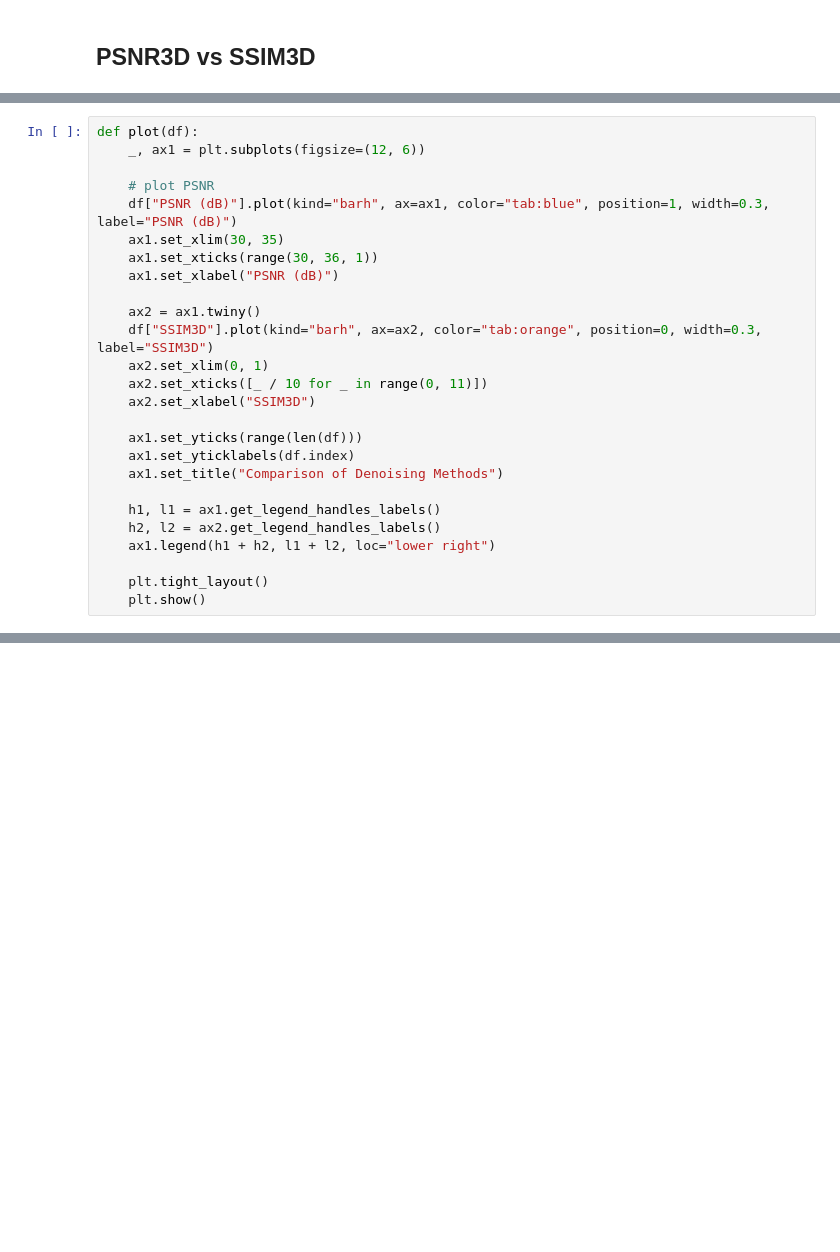
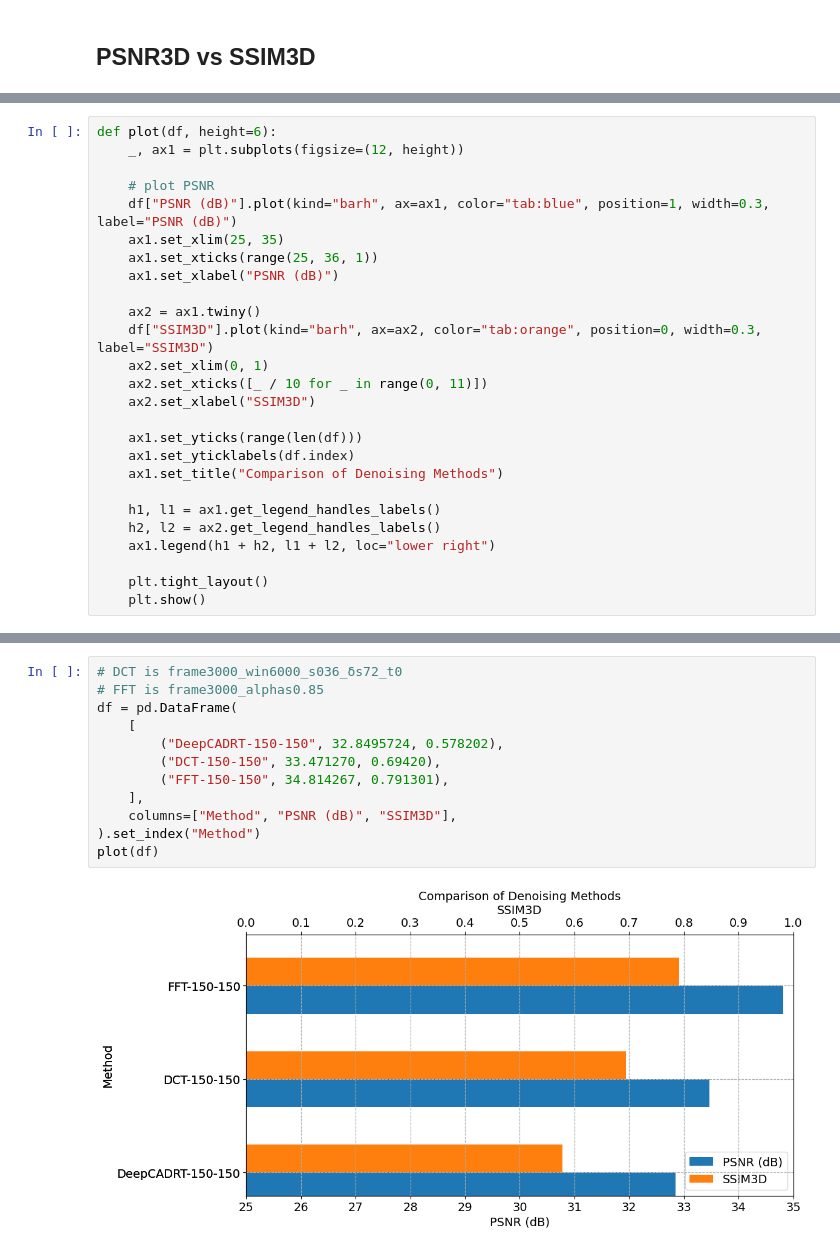
Before and after one commit to MrPio/freq2clean, a Jupyter notebook: 6-video_fusion/6.8-Final_Comparison.ipynb, the cells around one changed output, grey strips where cells are left out. Drawn from its saved outputs; the diff is of its cells as text; blank space fills up the shorter version.

Commit message:
Add DeepCAD patch_t experiment metrics

```diff
--- a/6-video_fusion/6.8-Final_Comparison.ipynb
+++ b/6-video_fusion/6.8-Final_Comparison.ipynb
@@ -50,11 +52,11 @@ editor.compose(
 # %%
-def plot(df):
-    _, ax1 = plt.subplots(figsize=(12, 6))
+def plot(df, height=6):
+    _, ax1 = plt.subplots(figsize=(12, height))
 
     # plot PSNR
     df["PSNR (dB)"].plot(kind="barh", ax=ax1, color="tab:blue", position=1, width=0.3, label="PSNR (dB)")
-    ax1.set_xlim(30, 35)
-    ax1.set_xticks(range(30, 36, 1))
+    ax1.set_xlim(25, 35)
+    ax1.set_xticks(range(25, 36, 1))
     ax1.set_xlabel("PSNR (dB)")
 
     ax2 = ax1.twiny()
@@ -107,0 +78,14 @@ plot(df)
+# %%
+# DCT is frame3000_win6000_s036_δs72_t0
+# FFT is frame3000_alphas0.85
+df = pd.DataFrame(
+    [
+        ("DeepCADRT-150-150", 32.8495724, 0.578202),
+        ("DCT-150-150", 33.471270, 0.69420),
+        ("FFT-150-150", 34.814267, 0.791301),
+    ],
+    columns=["Method", "PSNR (dB)", "SSIM3D"],
+).set_index("Method")
+plot(df)
+# %% [output]
+[figure, added]
```
Also changed, not shown: parts of 5 cells of this notebook, 15 other files.
